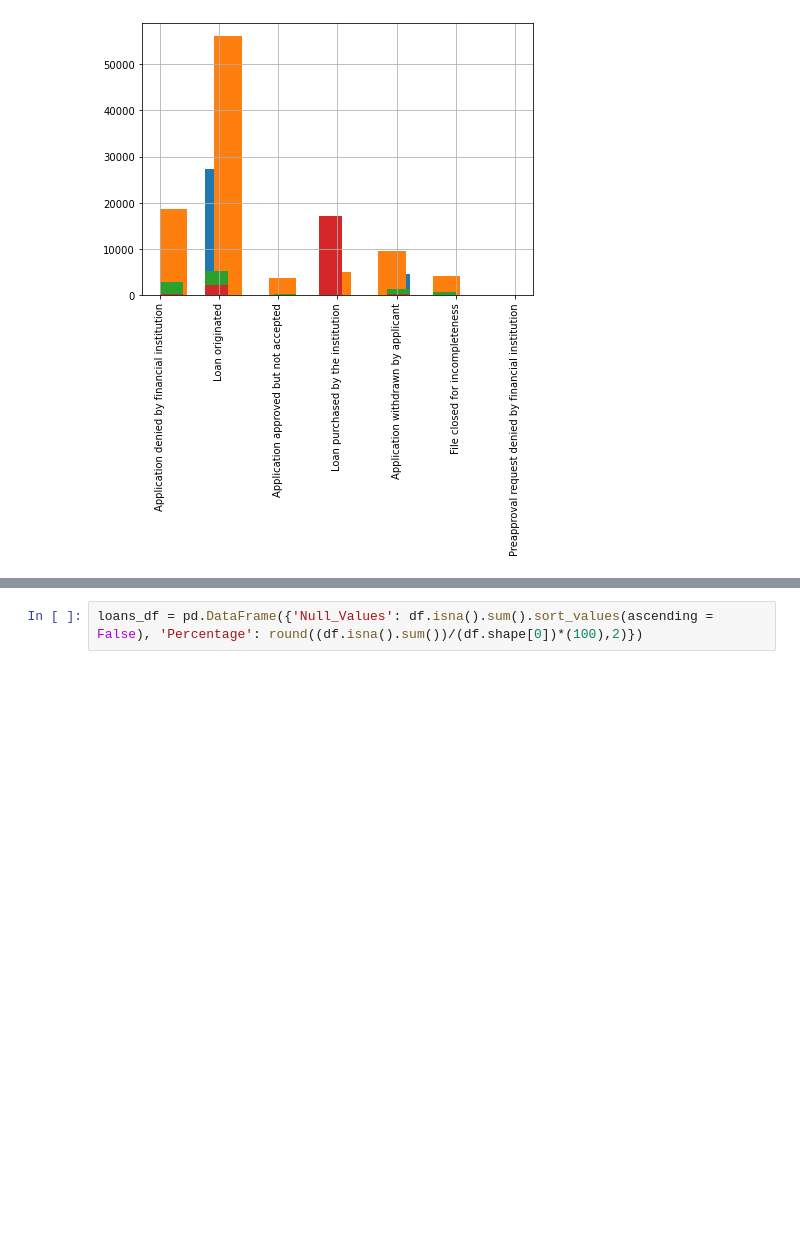
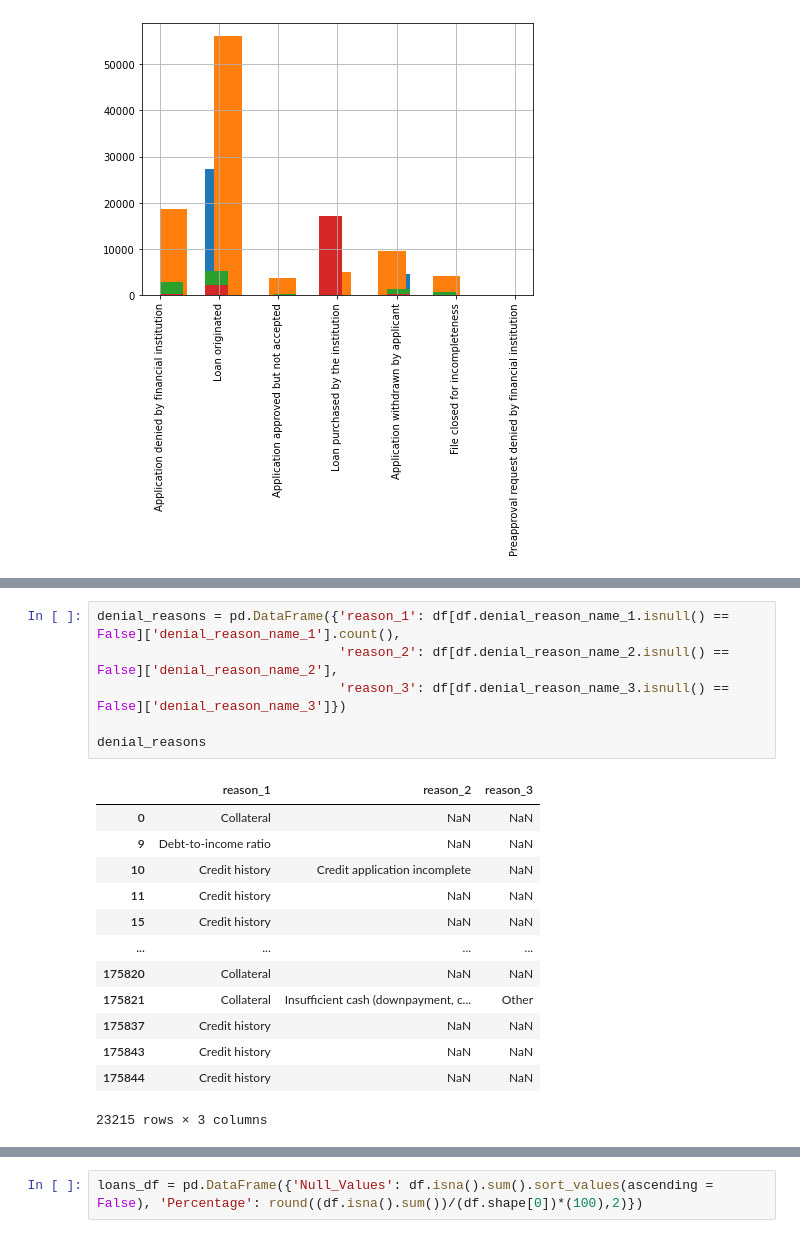
Before and after one commit to DJ1070/Darlehensanfragen, a Jupyter notebook: exploration.ipynb, the cells around one changed output, grey strips where cells are left out. Cells and saved outputs as stored; diff of their text form; blank space fills up the shorter version.

```diff
--- a/exploration.ipynb
+++ b/exploration.ipynb
@@ -156,3 +161,23 @@ denial_reasons
 | 6 | Mortgage insurance denied | 4524 | Mortgage insurance denied | 761 | Mortgage insurance denied | 134 | 5419 |
 | 7 | Other | 5544 | Other | 935 | Other | 166 | 6645 |
 | 8 | Unverifiable information | 6402 | Unverifiable information | 1115 | Unverifiable information | 271 | 7788 |
+# %%
+denial_reasons = pd.DataFrame({'reason_1': df[df.denial_reason_name_1.isnull() == False]['denial_reason_name_1'].count(),
+                               'reason_2': df[df.denial_reason_name_2.isnull() == False]['denial_reason_name_2'],
+                               'reason_3': df[df.denial_reason_name_3.isnull() == False]['denial_reason_name_3']})
+
+denial_reasons
+# %% [output]
+|  | reason_1 | reason_2 | reason_3 |
+| 0 | Collateral | NaN | NaN |
+| 9 | Debt-to-income ratio | NaN | NaN |
+| 10 | Credit history | Credit application incomplete | NaN |
+| 11 | Credit history | NaN | NaN |
+| 15 | Credit history | NaN | NaN |
+| ... | ... | ... | ... |
+| 175820 | Collateral | NaN | NaN |
+| 175821 | Collateral | Insufficient cash (downpayment, c... | Other |
+| 175837 | Credit history | NaN | NaN |
+| 175843 | Credit history | NaN | NaN |
+| 175844 | Credit history | NaN | NaN |
+23215 rows × 3 columns
```
Also changed, not shown: parts of 9 cells of this notebook, 4 other files.
